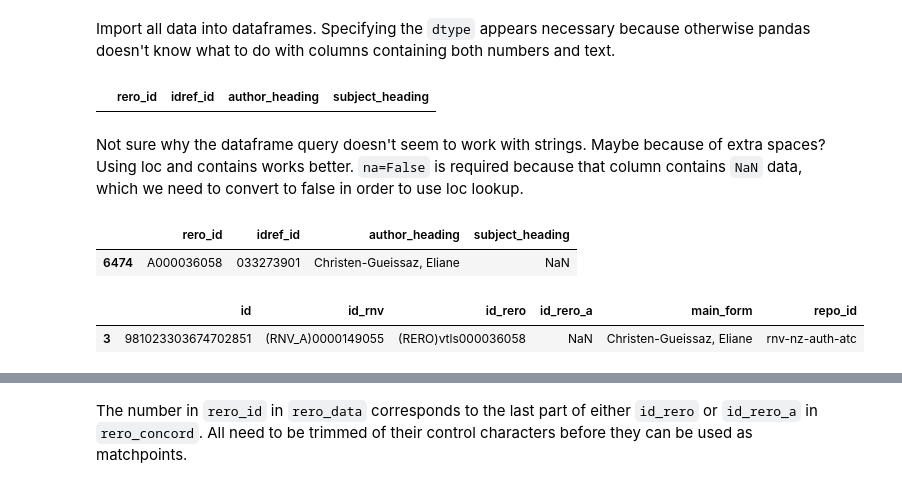
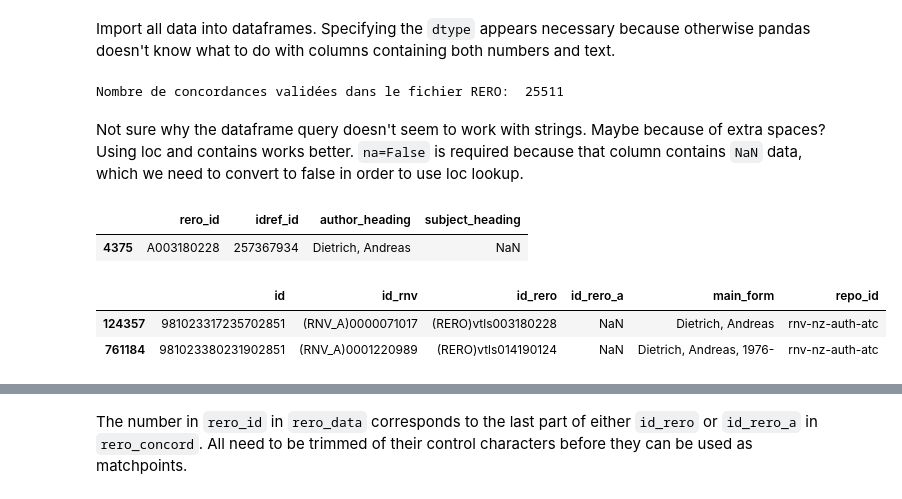
Before and after one commit to timtomch/ouali-benchmark, a Jupyter notebook: Ouali-benchmark.ipynb, the cells around one changed output, grey strips where cells are left out. Saved outputs shown, nothing was run; the diff lists cells and outputs as text; code cells hidden in the pictures.

```diff
--- a/Ouali-benchmark.ipynb
+++ b/Ouali-benchmark.ipynb
@@ -2,26 +2,32 @@
 import pandas as pd
 import datacompy
 benchmark_file = 'input/benchmark-nomsATC.tsv'
-rero_files = ['input/RERO-aligned-1.txt', 'input/RERO-aligned-2.txt']
+rero_files = ['input/RERO-aligned-2021-11.txt', 'input/RERO-google-extract-20220330.tsv']
 rero_concord_file = 'input/20220228_concordances_id_rnv_id_rero_4_headings.csv'
+
+error_file = 'output/erreurs-nomsATC.csv'
+missing_file = 'output/manquants-nomsATC.csv'
 # %% [markdown]
 Import all data into dataframes. Specifying the `dtype` appears necessary because otherwise pandas doesn't know what to do with columns containing both numbers and text.
 # %%
 ouali_data = pd.read_csv(benchmark_file, sep='\t', dtype = str)
 rero_data = pd.concat((pd.read_csv(f, sep='\t', encoding = "ISO-8859-1", dtype = str) for f in rero_files))
 rero_data.columns =[column.replace(" ", "_") for column in rero_data.columns]
+# Remove any duplicate entries between the RERO extracts
+rero_data.drop_duplicates(subset=['rero_id'],inplace=True)
 rero_concord = pd.read_csv(rero_concord_file, dtype = str)
 # %%
-rero_data.query('author_heading == "A, Cheng"')
+print("Nombre de concordances validées dans le fichier RERO: ",len(rero_data))
 # %% [output]
-|  | rero_id | idref_id | author_heading | subject_heading |
+Nombre de concordances validées dans le fichier RERO:  25511
 # %% [markdown]
 Not sure why the dataframe query doesn't seem to work with strings. Maybe because of extra spaces? Using loc and contains works better. `na=False` is required because that column contains `NaN` data, which we need to convert to false in order to use loc lookup.
 # %%
-display(rero_data.loc[rero_data['author_heading'].str.contains("Christen-Gueissaz", na=False)])
-display(rero_concord.loc[rero_concord['main_form'].str.contains("Christen-Gueissaz", na=False)])
+display(rero_data.loc[rero_data['author_heading'].str.contains("Dietrich, Andreas", na=False)])
+display(rero_concord.loc[rero_concord['main_form'].str.contains("Dietrich, Andreas", na=False)])
 # %% [output]
 |  | rero_id | idref_id | author_heading | subject_heading |
-| 6474 | A000036058 | 033273901 | Christen-Gueissaz, Eliane | NaN |
+| 4375 | A003180228 | 257367934 | Dietrich, Andreas | NaN |
 |  | id | id_rnv | id_rero | id_rero_a | main_form | repo_id |
-| 3 | 981023303674702851 | (RNV_A)0000149055 | (RERO)vtls000036058 | NaN | Christen-Gueissaz, Eliane | rnv-nz-auth-atc |
+| 124357 | 981023317235702851 | (RNV_A)0000071017 | (RERO)vtls003180228 | NaN | Dietrich, Andreas | rnv-nz-auth-atc |
+| 761184 | 981023380231902851 | (RNV_A)0001220989 | (RERO)vtls014190124 | NaN | Dietrich, Andreas, 1976- | rnv-nz-auth-atc |
```
Also changed, not shown: parts of 12 cells of this notebook, 1 other file.
